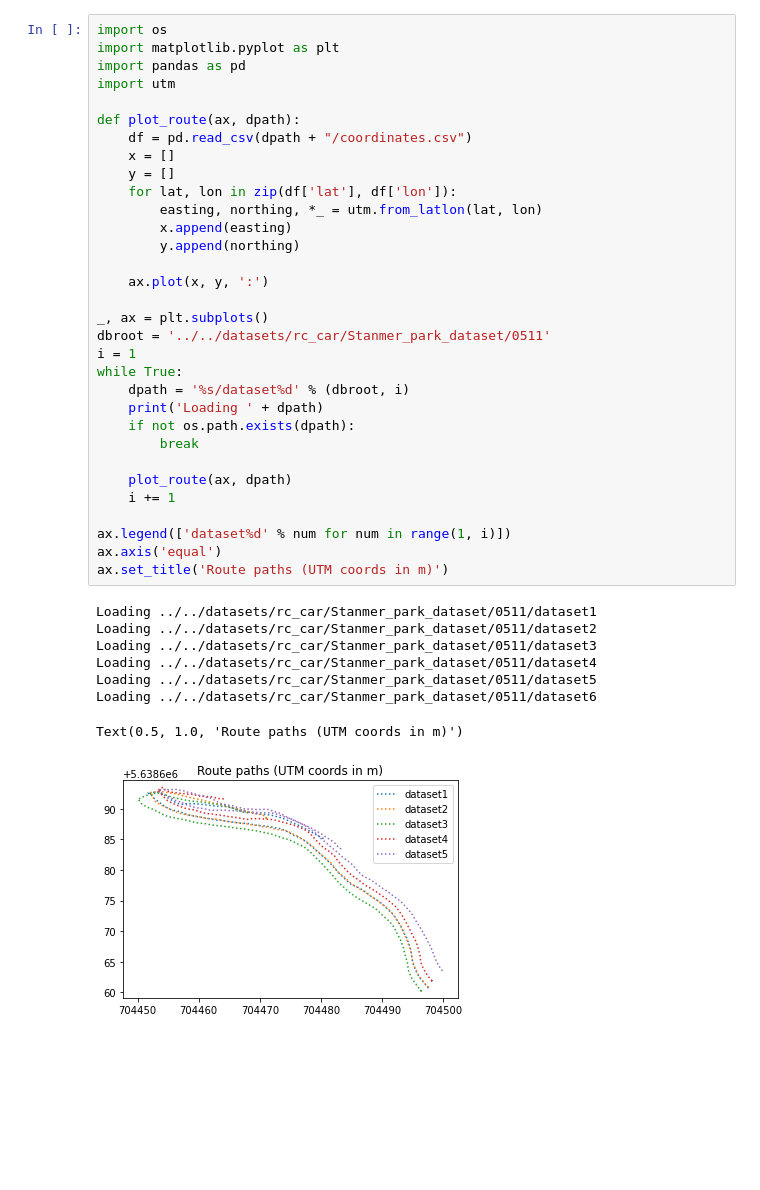
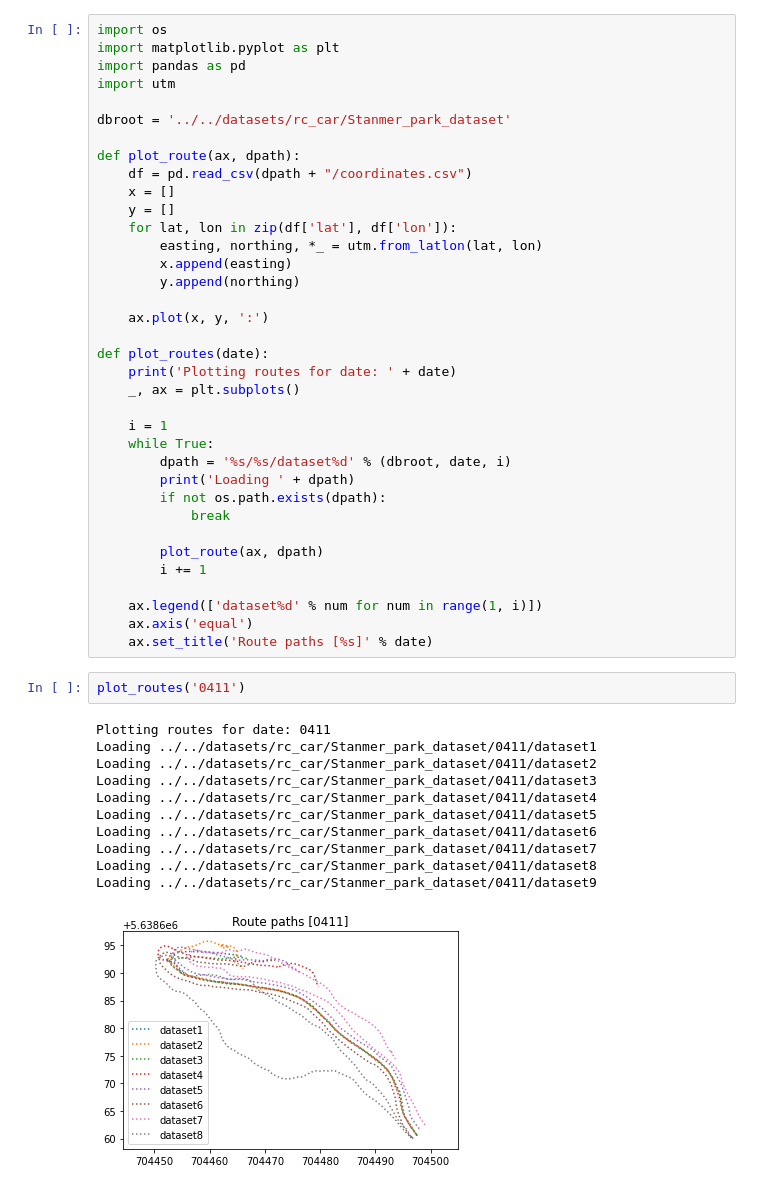
Before and after one commit to BrainsOnBoard/navbench, a Jupyter notebook: analysis/2020-11/routes.ipynb, the cells around one changed output. Drawn from its saved outputs; the diff is of its cells as text; blank space fills up the shorter version.

Commit message:
Plot routes for both days of data collection

```diff
--- a/analysis/2020-11/routes.ipynb
+++ b/analysis/2020-11/routes.ipynb
@@ -3,6 +3,8 @@ import os
 import matplotlib.pyplot as plt
 import pandas as pd
 import utm
+
+dbroot = '../../datasets/rc_car/Stanmer_park_dataset'
 
 def plot_route(ax, dpath):
     df = pd.read_csv(dpath + "/coordinates.csv")
@@ -15,27 +17,34 @@ def plot_route(ax, dpath):
 
     ax.plot(x, y, ':')
 
-_, ax = plt.subplots()
-dbroot = '../../datasets/rc_car/Stanmer_park_dataset/0511'
-i = 1
-while True:
-    dpath = '%s/dataset%d' % (dbroot, i)
-    print('Loading ' + dpath)
-    if not os.path.exists(dpath):
-        break
+def plot_routes(date):
+    print('Plotting routes for date: ' + date)
+    _, ax = plt.subplots()
 
-    plot_route(ax, dpath)
-    i += 1
+    i = 1
+    while True:
+        dpath = '%s/%s/dataset%d' % (dbroot, date, i)
+        print('Loading ' + dpath)
+        if not os.path.exists(dpath):
+            break
 
-ax.legend(['dataset%d' % num for num in range(1, i)])
-ax.axis('equal')
-ax.set_title('Route paths (UTM coords in m)')
+        plot_route(ax, dpath)
+        i += 1
+
+    ax.legend(['dataset%d' % num for num in range(1, i)])
+    ax.axis('equal')
+    ax.set_title('Route paths [%s]' % date)
-# %% [output]
-Loading ../../datasets/rc_car/Stanmer_park_dataset/0511/dataset1
-Loading ../../datasets/rc_car/Stanmer_park_dataset/0511/dataset2
-Loading ../../datasets/rc_car/Stanmer_park_dataset/0511/dataset3
-Loading ../../datasets/rc_car/Stanmer_park_dataset/0511/dataset4
-Loading ../../datasets/rc_car/Stanmer_park_dataset/0511/dataset5
-Loading ../../datasets/rc_car/Stanmer_park_dataset/0511/dataset6
-Text(0.5, 1.0, 'Route paths (UTM coords in m)')
-[figure, removed]
+# %%
+plot_routes('0411')
+# %% [output]
+Plotting routes for date: 0411
+Loading ../../datasets/rc_car/Stanmer_park_dataset/0411/dataset1
+Loading ../../datasets/rc_car/Stanmer_park_dataset/0411/dataset2
+Loading ../../datasets/rc_car/Stanmer_park_dataset/0411/dataset3
+Loading ../../datasets/rc_car/Stanmer_park_dataset/0411/dataset4
+Loading ../../datasets/rc_car/Stanmer_park_dataset/0411/dataset5
+Loading ../../datasets/rc_car/Stanmer_park_dataset/0411/dataset6
+Loading ../../datasets/rc_car/Stanmer_park_dataset/0411/dataset7
+Loading ../../datasets/rc_car/Stanmer_park_dataset/0411/dataset8
+Loading ../../datasets/rc_car/Stanmer_park_dataset/0411/dataset9
+[figure, added]
```
Also changed, not shown: parts of 1 cell of this notebook.
